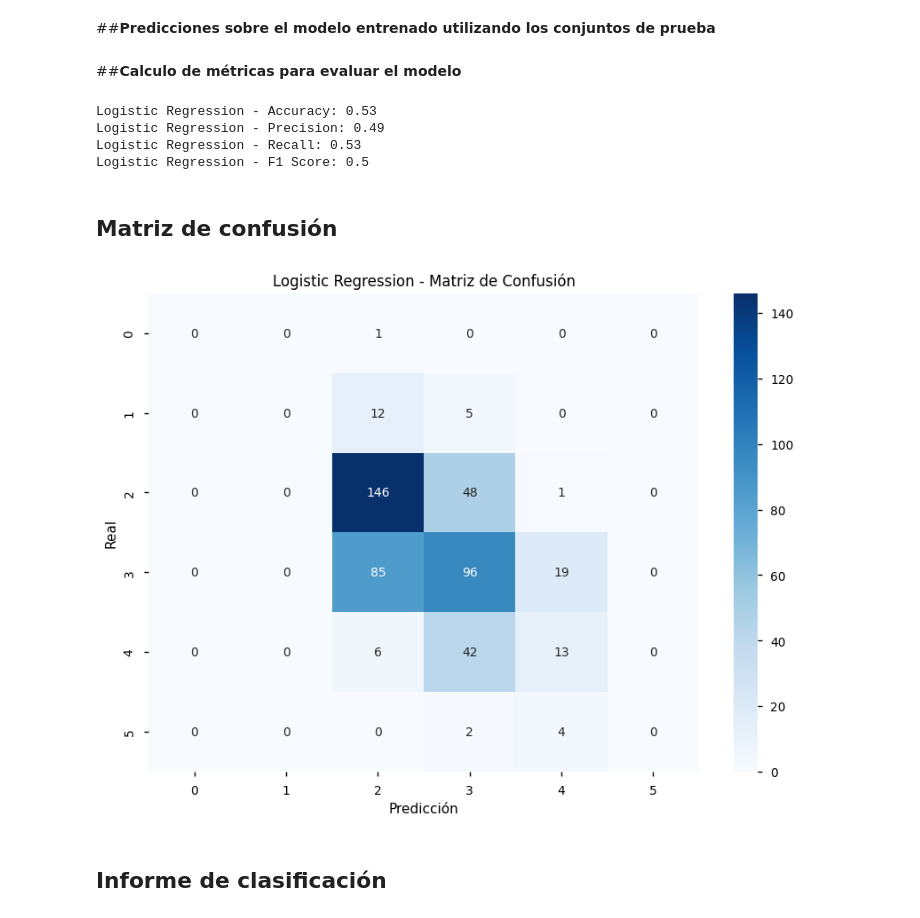
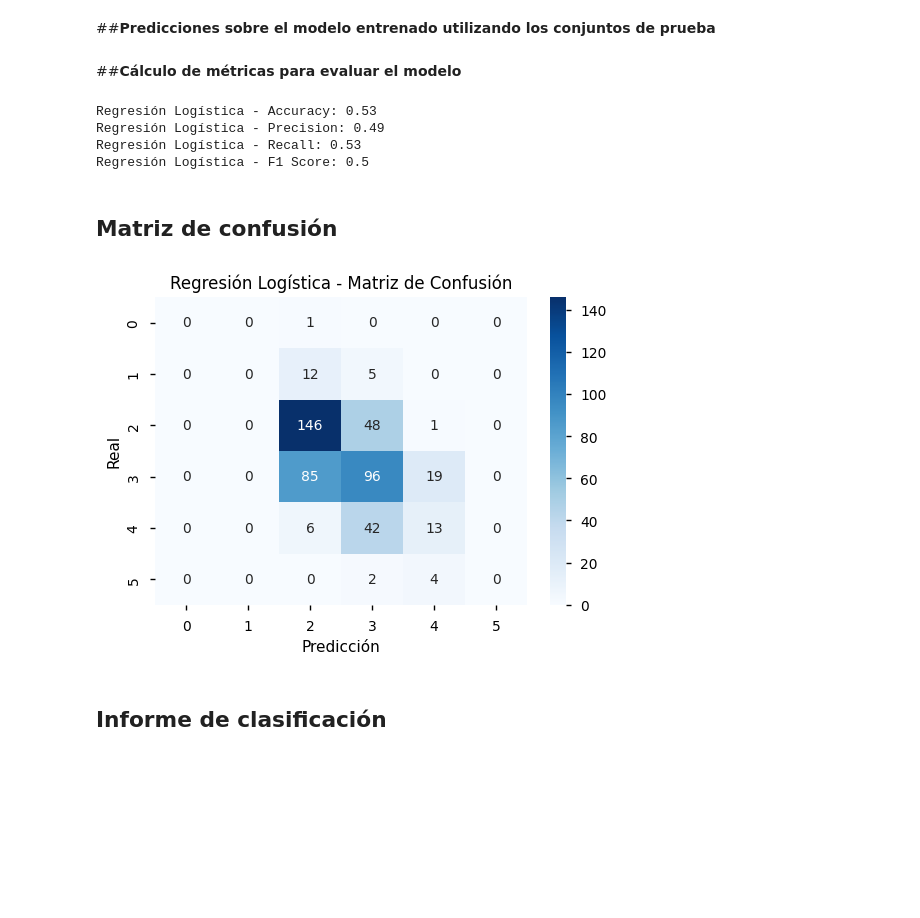
Before and after one commit to tdiego74/Clase_Data_Science_I_PBLC, a Jupyter notebook: ProyectoDS_ParteIII_Tocci.ipynb, the cells around one changed output. Drawn from its saved outputs; the diff is of its cells as text; code cells hidden in the pictures; blank space fills up the shorter version.

```diff
--- a/ProyectoDS_ParteIII_Tocci.ipynb
+++ b/ProyectoDS_ParteIII_Tocci.ipynb
@@ -474,7 +474,7 @@ LogisticRegression(max_iter=10000, random_state=42)
 # Hacer predicciones
 y_pred_logistic = logistic_model.predict(X_test_pca)
 # %% [markdown]
-##**Calculo de métricas para evaluar el modelo**
+##**Cálculo de métricas para evaluar el modelo**
 # %%
 # Calcular métricas
 accuracy_logistic = round(accuracy_score(y_test, y_pred_logistic), 2)
@@ -482,28 +482,28 @@ precision_logistic = round(precision_score(y_test, y_pred_logistic, average='wei
 recall_logistic = round(recall_score(y_test, y_pred_logistic, average='weighted', zero_division=0), 2)
 f1_logistic = round(f1_score(y_test, y_pred_logistic, average='weighted', zero_division=0), 2)
 
-print(f"Logistic Regression - Accuracy: {accuracy_logistic}")
-print(f"Logistic Regression - Precision: {precision_logistic}")
-print(f"Logistic Regression - Recall: {recall_logistic}")
-print(f"Logistic Regression - F1 Score: {f1_logistic}")
+print(f"Regresión Logística - Accuracy: {accuracy_logistic}")
+print(f"Regresión Logística - Precision: {precision_logistic}")
+print(f"Regresión Logística - Recall: {recall_logistic}")
+print(f"Regresión Logística - F1 Score: {f1_logistic}")
 # %% [output]
-Logistic Regression - Accuracy: 0.53
-Logistic Regression - Precision: 0.49
-Logistic Regression - Recall: 0.53
-Logistic Regression - F1 Score: 0.5
+Regresión Logística - Accuracy: 0.53
+Regresión Logística - Precision: 0.49
+Regresión Logística - Recall: 0.53
+Regresión Logística - F1 Score: 0.5
 # %% [markdown]
 ## **Matriz de confusión**
 # %%
 # Matriz de confusión
 cm_logistic = confusion_matrix(y_test, y_pred_logistic)
-plt.figure(figsize=(10, 7))
+plt.figure(figsize=(6, 4))
 sns.heatmap(cm_logistic, annot=True, fmt='d', cmap='Blues')
-plt.title('Logistic Regression - Matriz de Confusión')
+plt.title('Regresión Logística - Matriz de Confusión')
 plt.xlabel('Predicción')
 plt.ylabel('Real')
 plt.show()
 # %% [output]
-[figure, old version]
+[figure, new version]
 # %% [markdown]
 ## **Informe de clasificación**
 # %%
```
Also changed, not shown: parts of 10 cells of this notebook.
